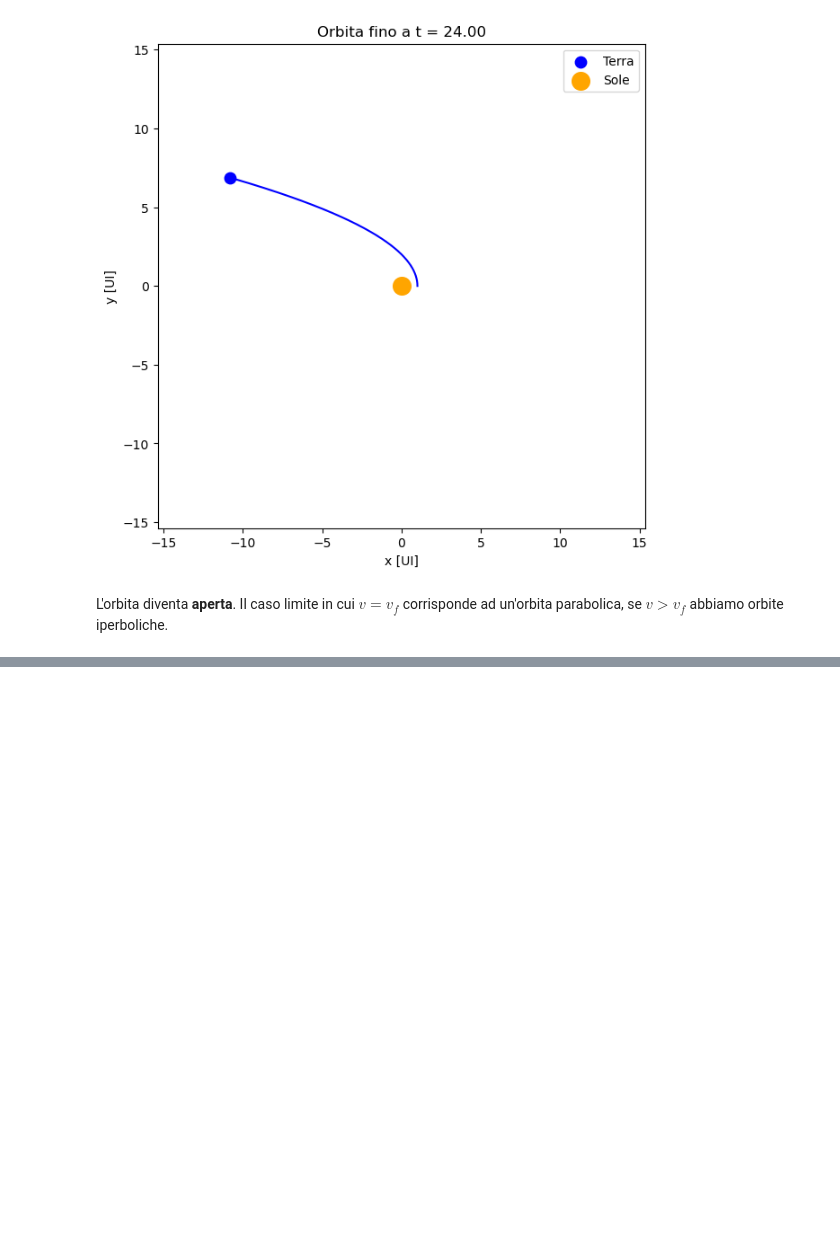
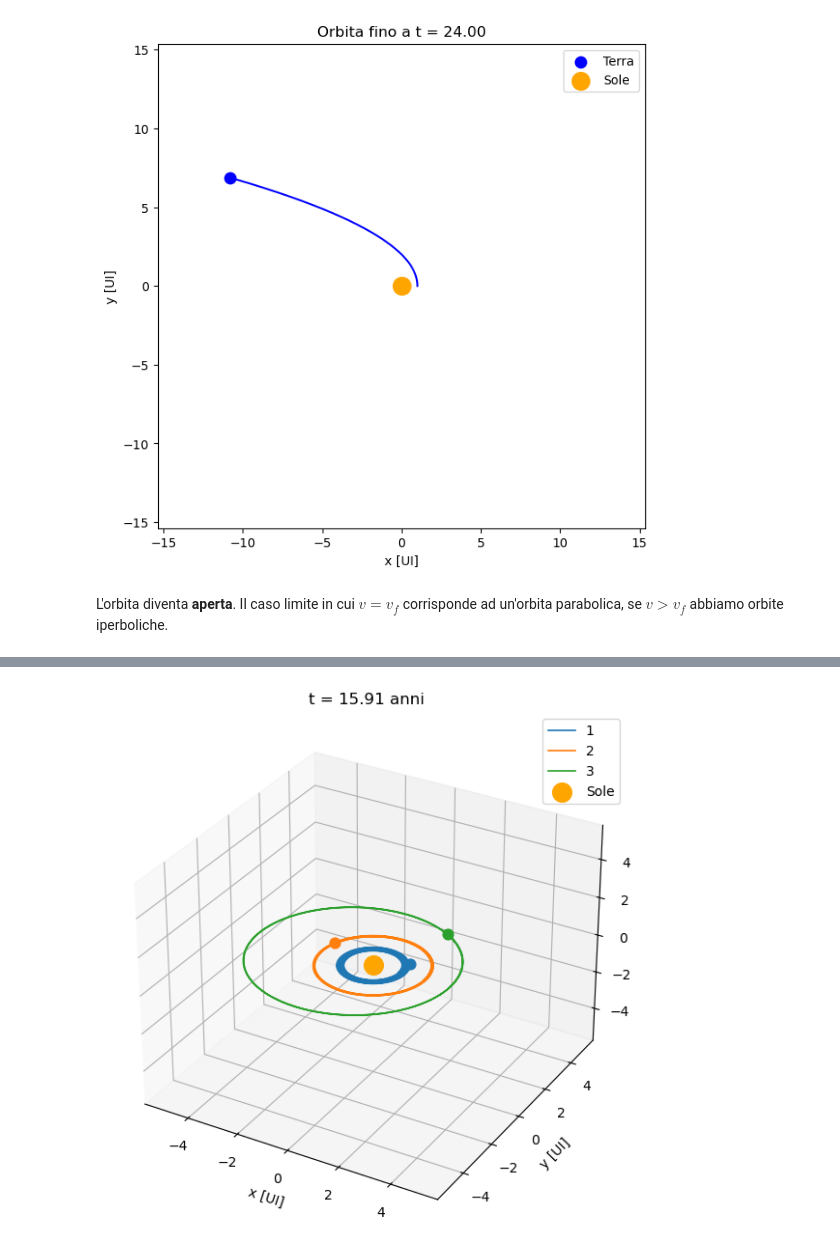
Before and after one commit to robertoinfurna/EDU, a Jupyter notebook: Gravitazione.ipynb, the cells around one changed output, grey strips where cells are left out. Cells and saved outputs as stored; diff of their text form; code cells hidden in the pictures; blank space fills up the shorter version.

```diff
--- a/Gravitazione.ipynb
+++ b/Gravitazione.ipynb
@@ -261,0 +493,30 @@ L'orbita diventa **aperta**. Il caso limite in cui $v=v_f$ corrisponde ad un'orb
+# %%
+r = 1
+
+r1 = np.array([r,0,0])
+v_c = np.sqrt(M/r)                   # Velocità circoolare in r
+v1 = np.array([0,v_c,0])
+
+
+r = 2
+
+r2 = np.array([r,0,0])
+v_c = np.sqrt(M/r)                   # Velocità circoolare in r
+v2 = np.array([0,v_c,0])
+
+
+r = 3
+
+r3 = np.array([r,0,0])
+v_e = 1.1 * np.sqrt(M/r)              # Orbita ellittica
+v3 = np.array([0,v_e,0])
+
+r0 = [r1,r2,r3,]                      # posizione iniziale delle particelle del sistema. Iniziano tutte nello stesso punto
+v0 = [v1,v2,v3,]                      # ma con velocità diverse
+# %%
+r,v,t = evolve(r0,v0,t_start=0,t_end=100,dt=0.01*day_IU);
+# %%
+labels = [1,2,3]
+plot(r,t,t_plot=100,plot3d=True,labels=labels)
+# %% [output]
+[figure, added]
```
Also changed, not shown: parts of 16 cells of this notebook.
